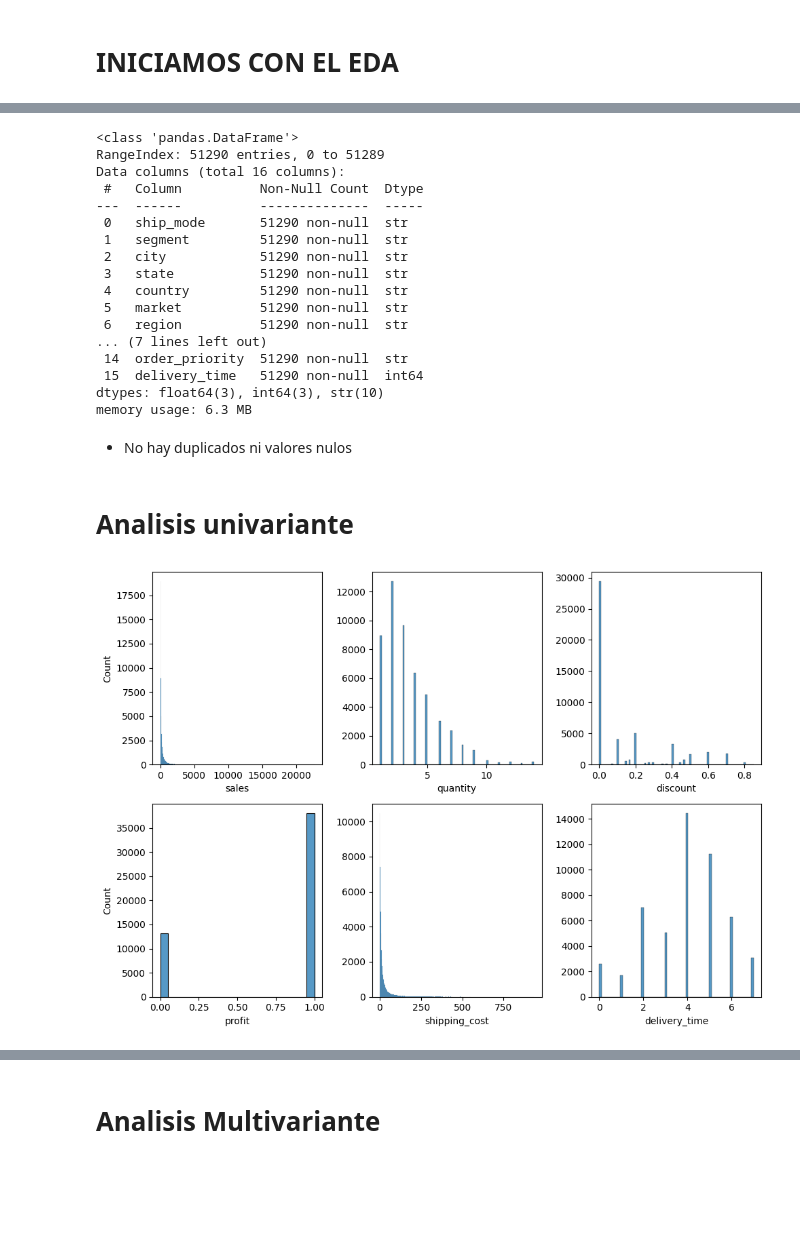
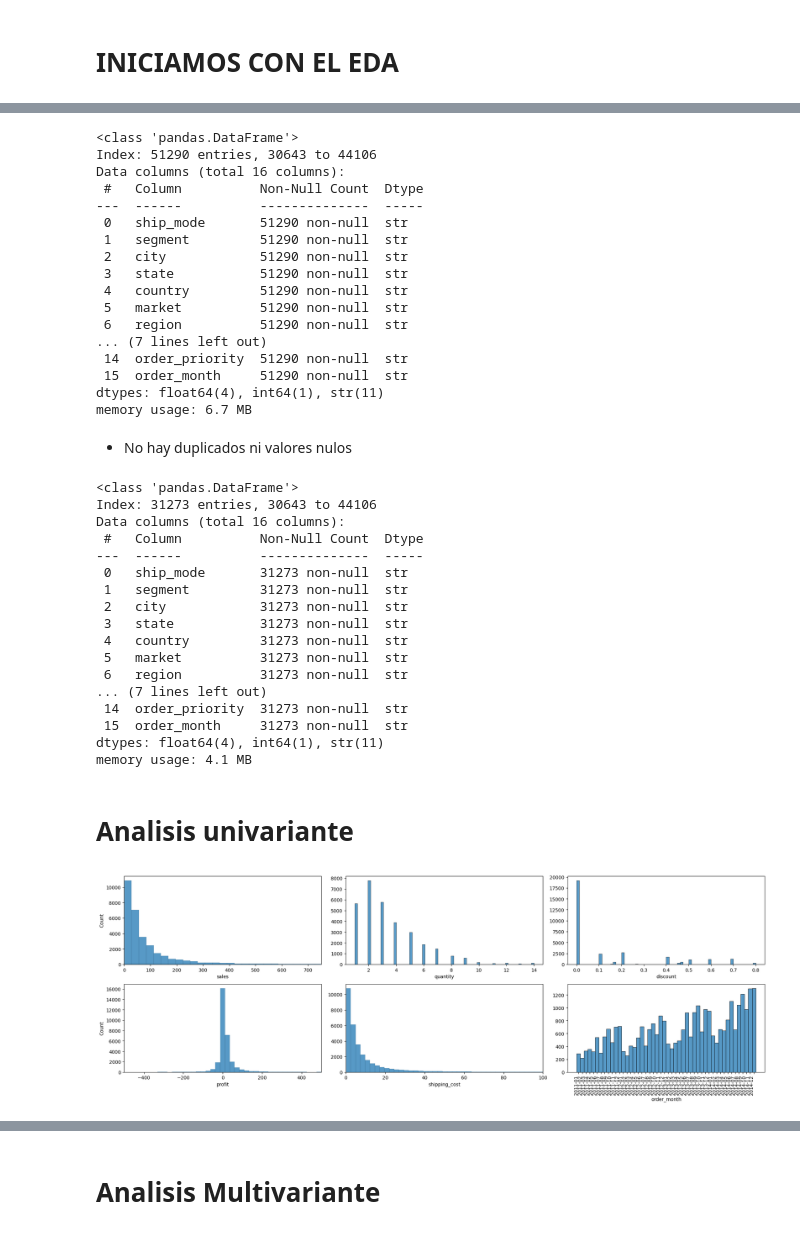
Before and after one commit to 4GeeksAcademy/FINAL_GLOBAL_SUPERSTORE, a Jupyter notebook: src/explore.ipynb, the cells around one changed output, grey strips where cells are left out. Saved outputs shown, nothing was run; the diff lists cells and outputs as text; code cells hidden in the pictures; blank space fills up the shorter version.

Commit message:
MODIFICACION_TIME_SERIES

```diff
--- a/src/explore.ipynb
+++ b/src/explore.ipynb
@@ -99,7 +86,3 @@ df.describe()
-# %%
-# Modificamos la Variable objetivo
-
-df['profit'] = df['profit'].apply(lambda x: 1 if x > 0 else 0)
 # %%
 df = df.drop(['row_id','postal_code','order_id','customer_id','customer_name','product_id','product_name'], axis = 1)
 df.head()
@@ -133,11 +116,11 @@ memory usage: 6.7 MB
 # %% [markdown]
 # INICIAMOS CON EL EDA
 # %%
-# Creo una columna que diga los dias de entrega para no trabajar con fechas
+# Creo una columna del mes del pedido
 
-df['delivery_time'] = (df['ship_date'] - df['order_date']).dt.days
-df = df.drop(['order_date', 'ship_date'], axis = 1)
-df
+df['order_month'] = df['order_date'].dt.strftime('%Y-%m')
+df = df.drop(['order_date','ship_date'], axis = 1)
+df.head()
 # %% [output]
 |  | ship_mode | segment | city | state | country | market | region | category | sub-category | sales | ... |
 | 0 | Same Day | Consumer | New York City | New York | United States | US | East | Technology | Accessories | 2309.650 | ... |
@@ -155,11 +131,12 @@ df
 # %%
 # Elimino Duplicados
 
-df.drop_duplicates().sum()
+df.drop('order_month',axis=1).drop_duplicates().sum()
+df = df.sort_values(by='order_month')
 df.info()
 # %% [output]
 <class 'pandas.DataFrame'>
-RangeIndex: 51290 entries, 0 to 51289
+Index: 51290 entries, 30643 to 44106
 Data columns (total 16 columns):
  #   Column          Non-Null Count  Dtype
 ---  ------          --------------  -----
@@ -172,29 +149,51 @@ Data columns (total 16 columns):
  6   region          51290 non-null  str
 ... (7 lines left out)
  14  order_priority  51290 non-null  str
- 15  delivery_time   51290 non-null  int64
-dtypes: float64(3), int64(3), str(10)
-memory usage: 6.3 MB
+ 15  order_month     51290 non-null  str
+dtypes: float64(4), int64(1), str(11)
+memory usage: 6.7 MB
 # %% [markdown]
 - No hay duplicados ni valores nulos
+# %%
+df = df[df['category'] == 'Office Supplies']
+df.info()
+# %% [output]
+<class 'pandas.DataFrame'>
+Index: 31273 entries, 30643 to 44106
+Data columns (total 16 columns):
+ #   Column          Non-Null Count  Dtype
+---  ------          --------------  -----
+ 0   ship_mode       31273 non-null  str
+ 1   segment         31273 non-null  str
+ 2   city            31273 non-null  str
+ 3   state           31273 non-null  str
+ 4   country         31273 non-null  str
+ 5   market          31273 non-null  str
+ 6   region          31273 non-null  str
+... (7 lines left out)
+ 14  order_priority  31273 non-null  str
+ 15  order_month     31273 non-null  str
+dtypes: float64(4), int64(1), str(11)
+memory usage: 4.1 MB
 # %% [markdown]
 # Analisis univariante
 # %%
 # Variables Numericas
 
 import matplotlib.pyplot as plt
 import seaborn as sns
 
-fig, ax = plt.subplots(2,3,figsize = (10,7))
+fig, ax = plt.subplots(2,3,figsize = (20,7))
 
-sns.histplot(ax = ax[0,0],data= df, x = 'sales')
+sns.histplot(ax = ax[0,0],data= df, x = 'sales').set(xlim = (0,750))
 sns.histplot(ax = ax[0,1],data= df, x = 'quantity').set(ylabel = None)
 sns.histplot(ax = ax[0,2],data= df, x = 'discount').set(ylabel = None)
-sns.histplot(ax = ax[1,0],data= df, x = 'profit')
-sns.histplot(ax = ax[1,1],data= df, x = 'shipping_cost').set(ylabel = None)
-sns.histplot(ax = ax[1,2],data= df, x = 'delivery_time').set(ylabel = None)
+sns.histplot(ax = ax[1,0],data= df, x = 'profit').set(xlim = (-500,500))
+sns.histplot(ax = ax[1,1],data= df, x = 'shipping_cost').set(ylabel = None,xlim = (0,100))
+sns.histplot(ax = ax[1,2],data= df, x = 'order_month').set(ylabel = None)
 
+plt.setp(ax[1,2].get_xticklabels(), rotation=90, ha='right')
 plt.tight_layout()
 plt.show()
 # %% [output]
-[figure, old version]
+[figure, new version]
```
Also changed, not shown: parts of 30 cells of this notebook.
